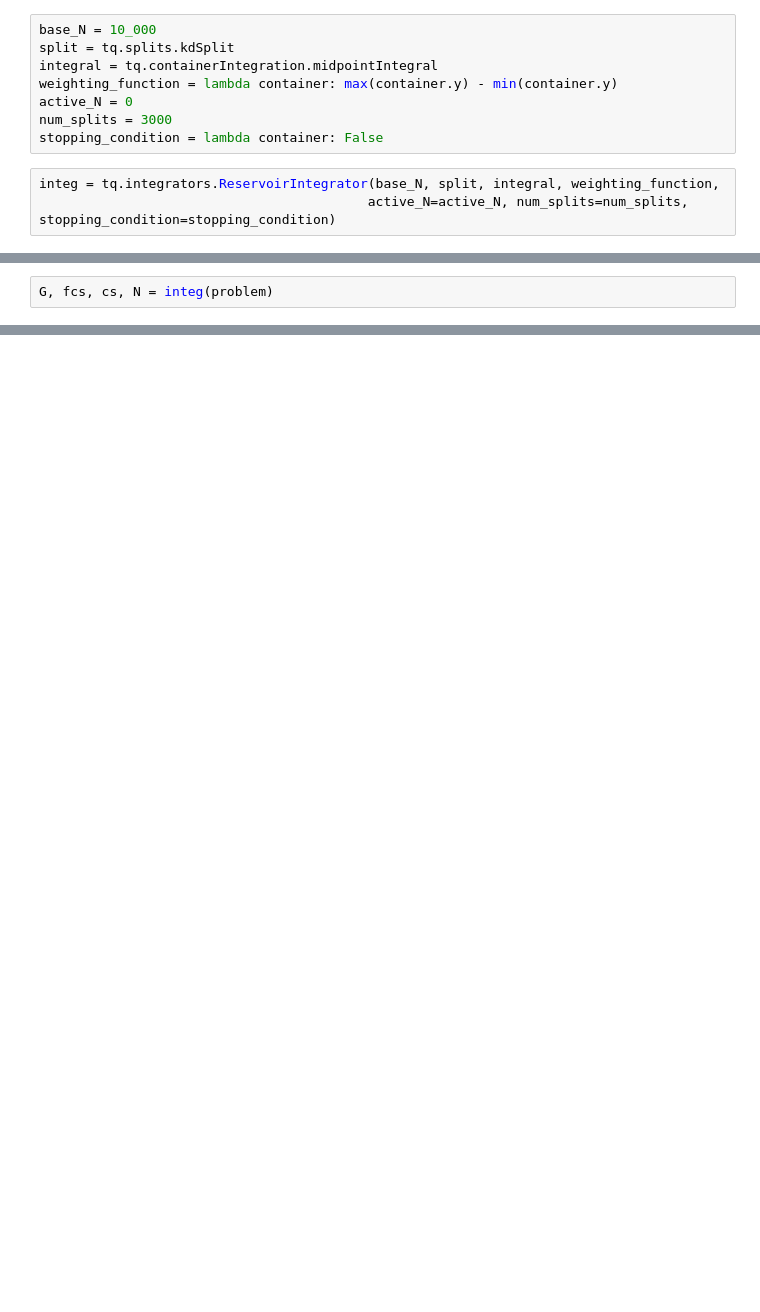
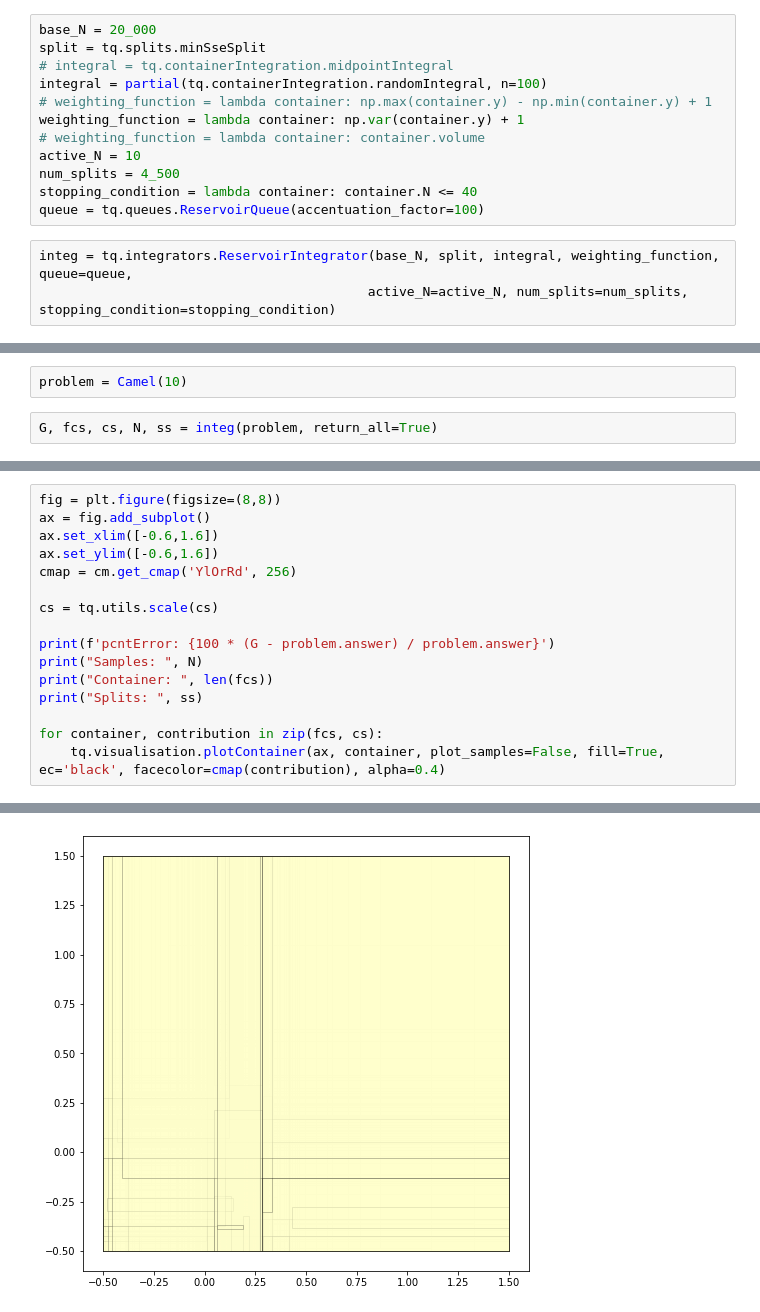
Before and after one commit to thomfoster/treeQuadrature, a Jupyter notebook: examples/Untitled.ipynb, the cells around one changed output, grey strips where cells are left out. Saved outputs shown, nothing was run; the diff lists cells and outputs as text; blank space fills up the shorter version.

```diff
--- a/examples/Untitled.ipynb
+++ b/examples/Untitled.ipynb
@@ -12,11 +14,15 @@ from problems import SimpleGaussian
 # %%
-base_N = 10_000
-split = tq.splits.kdSplit
-integral = tq.containerIntegration.midpointIntegral
-weighting_function = lambda container: max(container.y) - min(container.y)
-active_N = 0
-num_splits = 3000
-stopping_condition = lambda container: False
+base_N = 20_000
+split = tq.splits.minSseSplit
+# integral = tq.containerIntegration.midpointIntegral
+integral = partial(tq.containerIntegration.randomIntegral, n=100)
+# weighting_function = lambda container: np.max(container.y) - np.min(container.y) + 1
+weighting_function = lambda container: np.var(container.y) + 1
+# weighting_function = lambda container: container.volume
+active_N = 10
+num_splits = 4_500
+stopping_condition = lambda container: container.N <= 40
+queue = tq.queues.ReservoirQueue(accentuation_factor=100)
 # %%
-integ = tq.integrators.ReservoirIntegrator(base_N, split, integral, weighting_function,
+integ = tq.integrators.ReservoirIntegrator(base_N, split, integral, weighting_function, queue=queue,
                                           active_N=active_N, num_splits=num_splits, stopping_condition=stopping_condition)
@@ -25,2 +29,4 @@ problem = SimpleGaussian(2)
+# %%
+problem = Camel(10)
 # %%
-G, fcs, cs, N = integ(problem)
+G, fcs, cs, N, ss = integ(problem, return_all=True)
@@ -38,0 +33,17 @@ array([0, 3, 4, 5])
+# %%
+fig = plt.figure(figsize=(8,8))
+ax = fig.add_subplot()
+ax.set_xlim([-0.6,1.6])
+ax.set_ylim([-0.6,1.6])
+cmap = cm.get_cmap('YlOrRd', 256)
+
+cs = tq.utils.scale(cs)
+
+print(f'pcntError: {100 * (G - problem.answer) / problem.answer}')
+print("Samples: ", N)
+print("Container: ", len(fcs))
+print("Splits: ", ss)
+
+for container, contribution in zip(fcs, cs):
+    tq.visualisation.plotContainer(ax, container, plot_samples=False, fill=True, ec='black', facecolor=cmap(contribution), alpha=0.4)
+# %% [output]
@@ -38,0 +54 @@ array([0, 3, 4, 5])
+[figure, added]
```
Also changed, not shown: parts of 24 cells of this notebook, 22 other files.
